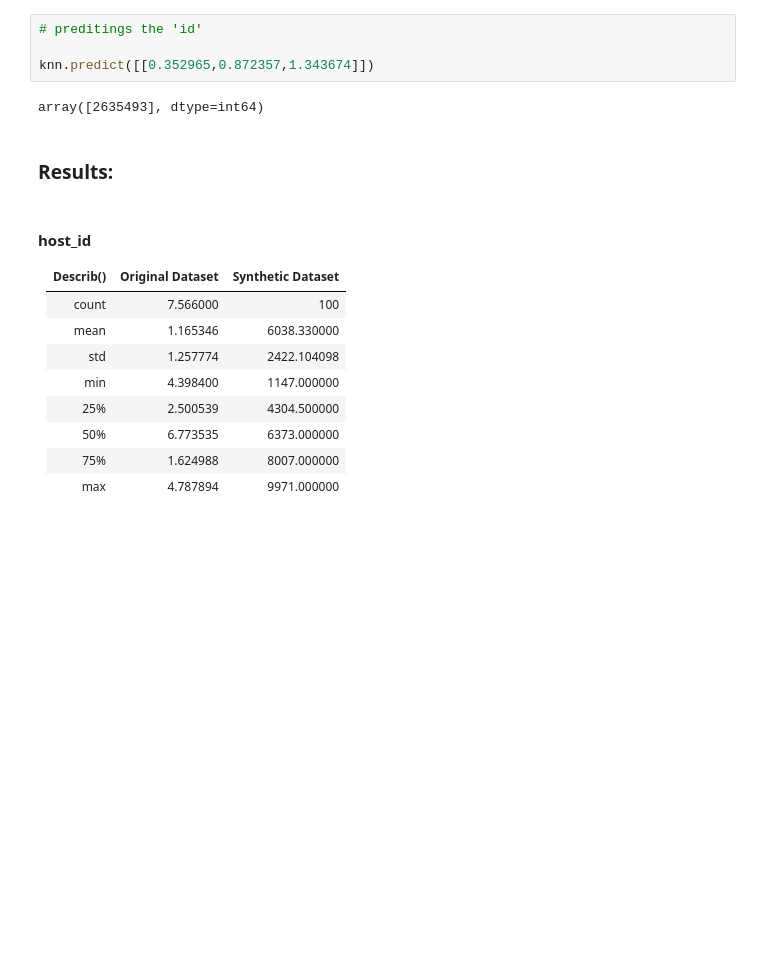
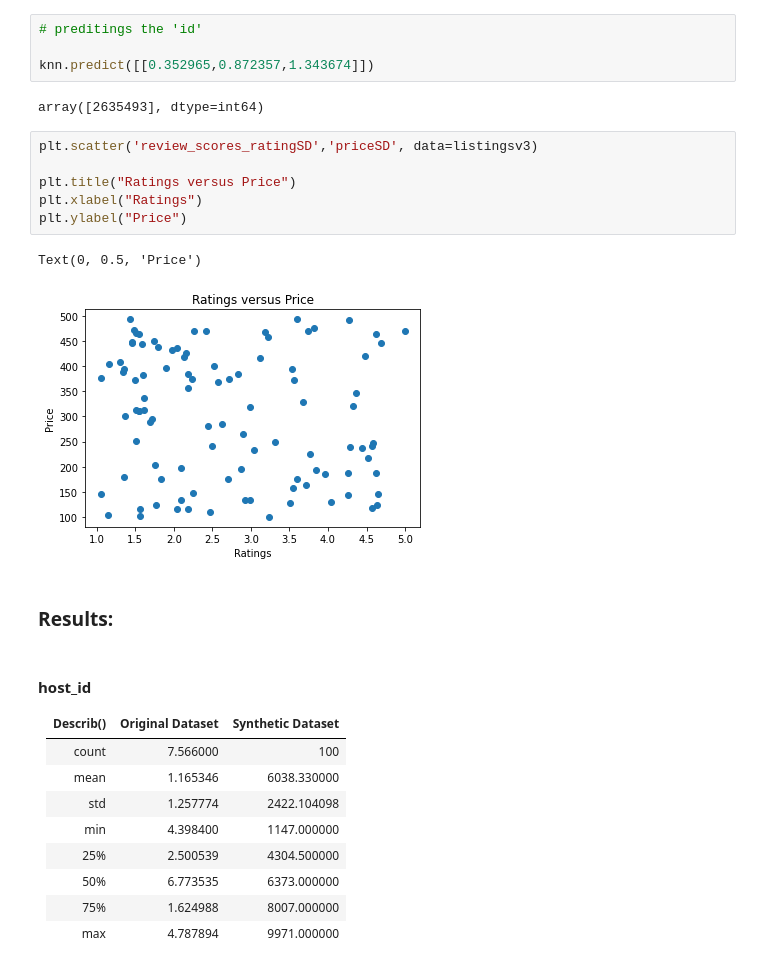
Before and after one commit to AndrewShanahan/PFDA_Assignment, a Jupyter notebook: PfDA_Assignment.ipynb, the cells around one changed output. Cells and saved outputs as stored; diff of their text form; blank space fills up the shorter version.

```diff
--- a/PfDA_Assignment.ipynb
+++ b/PfDA_Assignment.ipynb
@@ -712,6 +710,15 @@ Name: 0, Length: 75, dtype: object
 knn.predict([[0.352965,0.872357,1.343674]])
 # %% [output]
 array([2635493], dtype=int64)
+# %%
+plt.scatter('review_scores_ratingSD','priceSD', data=listingsv3)
+
+plt.title("Ratings versus Price")
+plt.xlabel("Ratings")
+plt.ylabel("Price")
+# %% [output]
+Text(0, 0.5, 'Price')
+[figure, added]
 # %% [markdown]
 ### Results:
 # %% [markdown]
```
Also changed, not shown: parts of 18 cells of this notebook, 1 other file.
